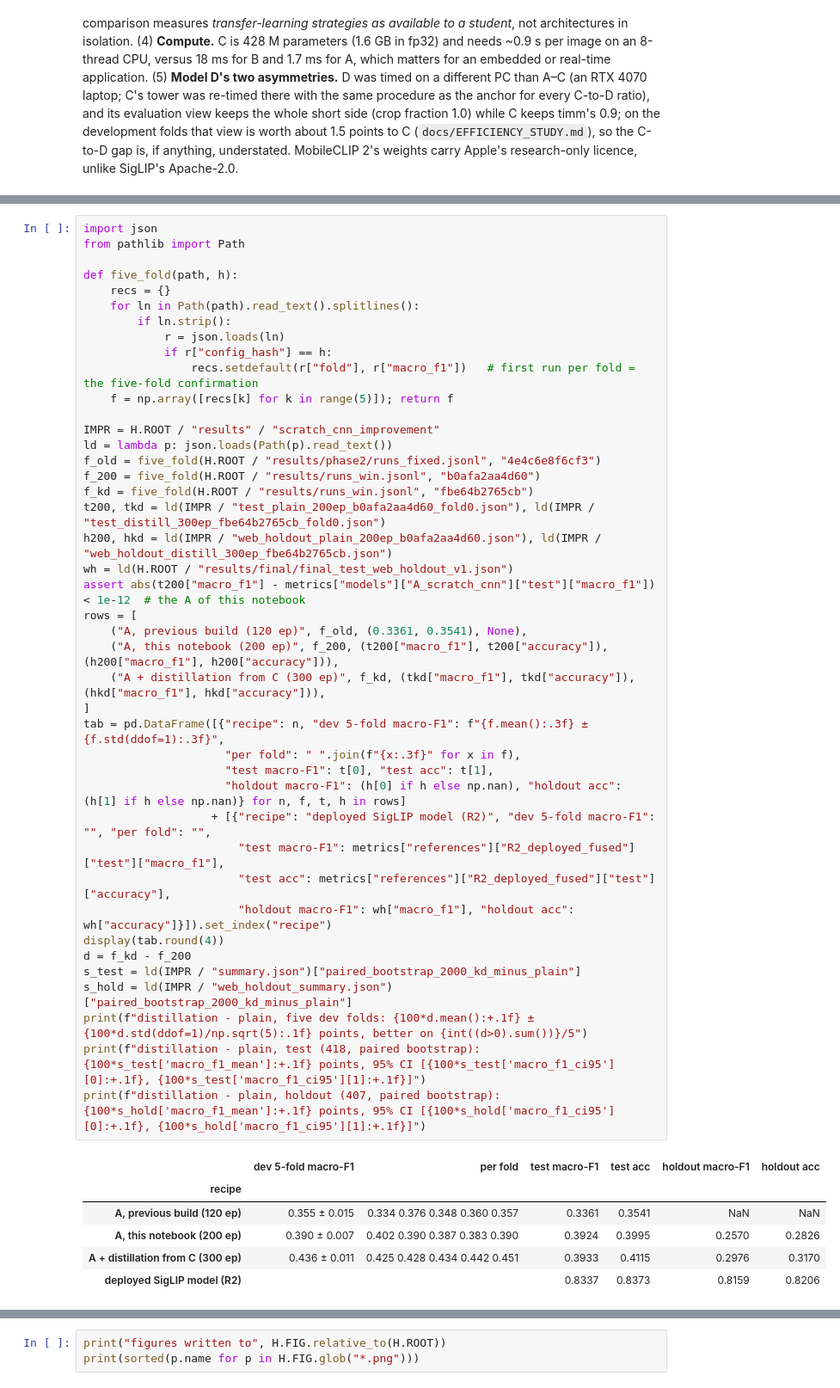
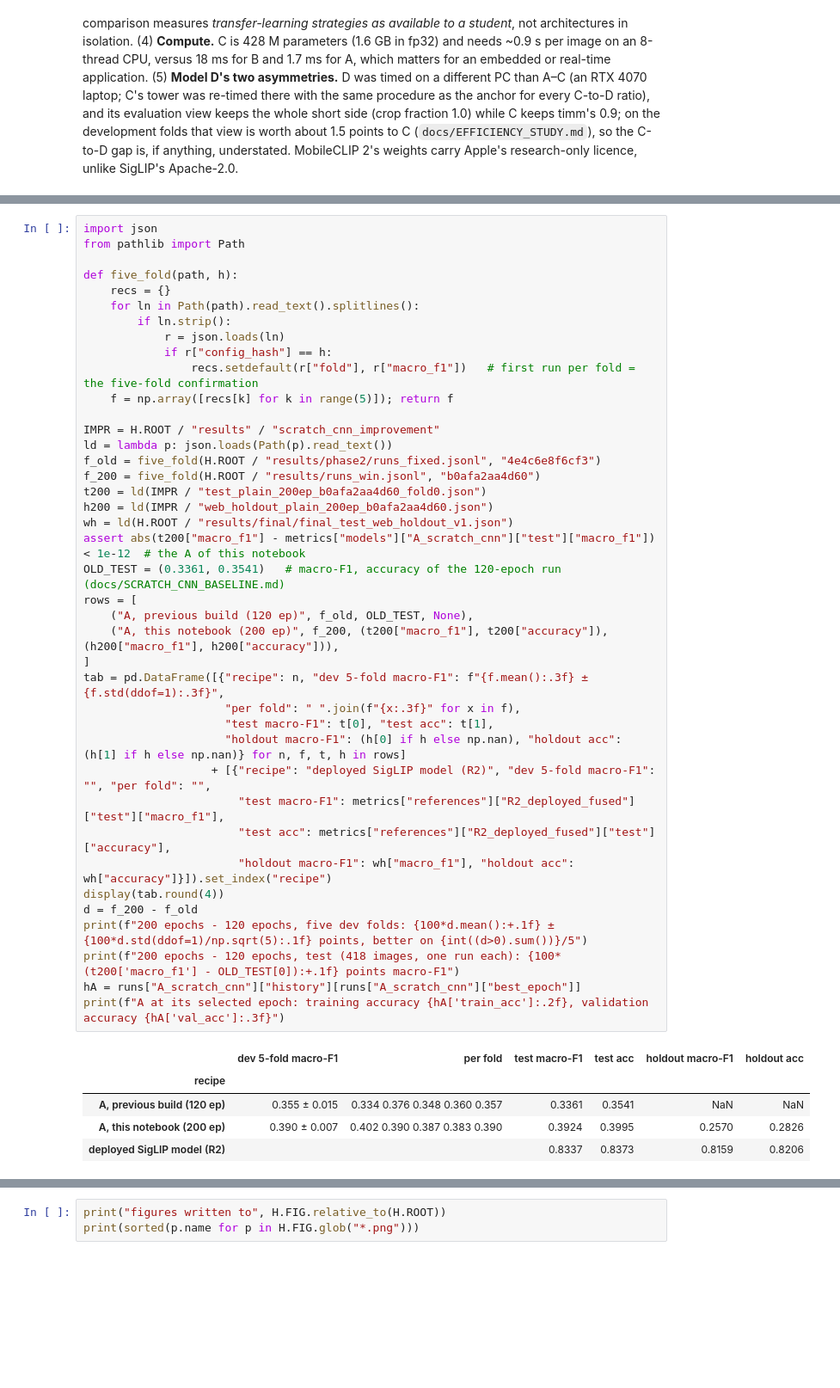
Before and after one commit to Vaperizer2/626-Project, a Jupyter notebook: notebooks/ITRI626_four_models.ipynb, the cells around one changed output, grey strips where cells are left out. Shown at 86% size. Cells and saved outputs as stored; diff of their text form; blank space fills up the shorter version.

```diff
--- a/notebooks/ITRI626_four_models.ipynb
+++ b/notebooks/ITRI626_four_models.ipynb
@@ -716,43 +711,40 @@ def five_fold(path, h):
     for ln in Path(path).read_text().splitlines():
         if ln.strip():
             r = json.loads(ln)
             if r["config_hash"] == h:
                 recs.setdefault(r["fold"], r["macro_f1"])   # first run per fold = the five-fold confirmation
     f = np.array([recs[k] for k in range(5)]); return f
 
 IMPR = H.ROOT / "results" / "scratch_cnn_improvement"
 ld = lambda p: json.loads(Path(p).read_text())
 f_old = five_fold(H.ROOT / "results/phase2/runs_fixed.jsonl", "4e4c6e8f6cf3")
 f_200 = five_fold(H.ROOT / "results/runs_win.jsonl", "b0afa2aa4d60")
-f_kd = five_fold(H.ROOT / "results/runs_win.jsonl", "fbe64b2765cb")
-t200, tkd = ld(IMPR / "test_plain_200ep_b0afa2aa4d60_fold0.json"), ld(IMPR / "test_distill_300ep_fbe64b2765cb_fold0.json")
-h200, hkd = ld(IMPR / "web_holdout_plain_200ep_b0afa2aa4d60.json"), ld(IMPR / "web_holdout_distill_300ep_fbe64b2765cb.json")
+t200 = ld(IMPR / "test_plain_200ep_b0afa2aa4d60_fold0.json")
+h200 = ld(IMPR / "web_holdout_plain_200ep_b0afa2aa4d60.json")
 wh = ld(H.ROOT / "results/final/final_test_web_holdout_v1.json")
 assert abs(t200["macro_f1"] - metrics["models"]["A_scratch_cnn"]["test"]["macro_f1"]) < 1e-12  # the A of this notebook
+OLD_TEST = (0.3361, 0.3541)   # macro-F1, accuracy of the 120-epoch run (docs/SCRATCH_CNN_BASELINE.md)
 rows = [
-    ("A, previous build (120 ep)", f_old, (0.3361, 0.3541), None),
+    ("A, previous build (120 ep)", f_old, OLD_TEST, None),
     ("A, this notebook (200 ep)", f_200, (t200["macro_f1"], t200["accuracy"]), (h200["macro_f1"], h200["accuracy"])),
-    ("A + distillation from C (300 ep)", f_kd, (tkd["macro_f1"], tkd["accuracy"]), (hkd["macro_f1"], hkd["accuracy"])),
 ]
 tab = pd.DataFrame([{"recipe": n, "dev 5-fold macro-F1": f"{f.mean():.3f} ± {f.std(ddof=1):.3f}",
                      "per fold": " ".join(f"{x:.3f}" for x in f),
                      "test macro-F1": t[0], "test acc": t[1],
                      "holdout macro-F1": (h[0] if h else np.nan), "holdout acc": (h[1] if h else np.nan)} for n, f, t, h in rows]
                    + [{"recipe": "deployed SigLIP model (R2)", "dev 5-fold macro-F1": "", "per fold": "",
                        "test macro-F1": metrics["references"]["R2_deployed_fused"]["test"]["macro_f1"],
                        "test acc": metrics["references"]["R2_deployed_fused"]["test"]["accuracy"],
                        "holdout macro-F1": wh["macro_f1"], "holdout acc": wh["accuracy"]}]).set_index("recipe")
 display(tab.round(4))
-d = f_kd - f_200
-s_test = ld(IMPR / "summary.json")["paired_bootstrap_2000_kd_minus_plain"]
-s_hold = ld(IMPR / "web_holdout_summary.json")["paired_bootstrap_2000_kd_minus_plain"]
-print(f"distillation - plain, five dev folds: {100*d.mean():+.1f} ± {100*d.std(ddof=1)/np.sqrt(5):.1f} points, better on {int((d>0).sum())}/5")
-print(f"distillation - plain, test (418, paired bootstrap): {100*s_test['macro_f1_mean']:+.1f} points, 95% CI [{100*s_test['macro_f1_ci95'][0]:+.1f}, {100*s_test['macro_f1_ci95'][1]:+.1f}]")
-print(f"distillation - plain, holdout (407, paired bootstrap): {100*s_hold['macro_f1_mean']:+.1f} points, 95% CI [{100*s_hold['macro_f1_ci95'][0]:+.1f}, {100*s_hold['macro_f1_ci95'][1]:+.1f}]")
+d = f_200 - f_old
+print(f"200 epochs - 120 epochs, five dev folds: {100*d.mean():+.1f} ± {100*d.std(ddof=1)/np.sqrt(5):.1f} points, better on {int((d>0).sum())}/5")
+print(f"200 epochs - 120 epochs, test (418 images, one run each): {100*(t200['macro_f1'] - OLD_TEST[0]):+.1f} points macro-F1")
+hA = runs["A_scratch_cnn"]["history"][runs["A_scratch_cnn"]["best_epoch"]]
+print(f"A at its selected epoch: training accuracy {hA['train_acc']:.2f}, validation accuracy {hA['val_acc']:.3f}")
 # %% [output]
 |  | dev 5-fold macro-F1 | per fold | test macro-F1 | test acc | holdout macro-F1 | holdout acc |
 | recipe |  |  |  |  |  |  |
 | A, previous build (120 ep) | 0.355 ± 0.015 | 0.334 0.376 0.348 0.360 0.357 | 0.3361 | 0.3541 | NaN | NaN |
 | A, this notebook (200 ep) | 0.390 ± 0.007 | 0.402 0.390 0.387 0.383 0.390 | 0.3924 | 0.3995 | 0.2570 | 0.2826 |
-| A + distillation from C (300 ep) | 0.436 ± 0.011 | 0.425 0.428 0.434 0.442 0.451 | 0.3933 | 0.4115 | 0.2976 | 0.3170 |
 | deployed SigLIP model (R2) |  |  | 0.8337 | 0.8373 | 0.8159 | 0.8206 |
```
Also changed, not shown: parts of 4 cells of this notebook, 1 other file.
